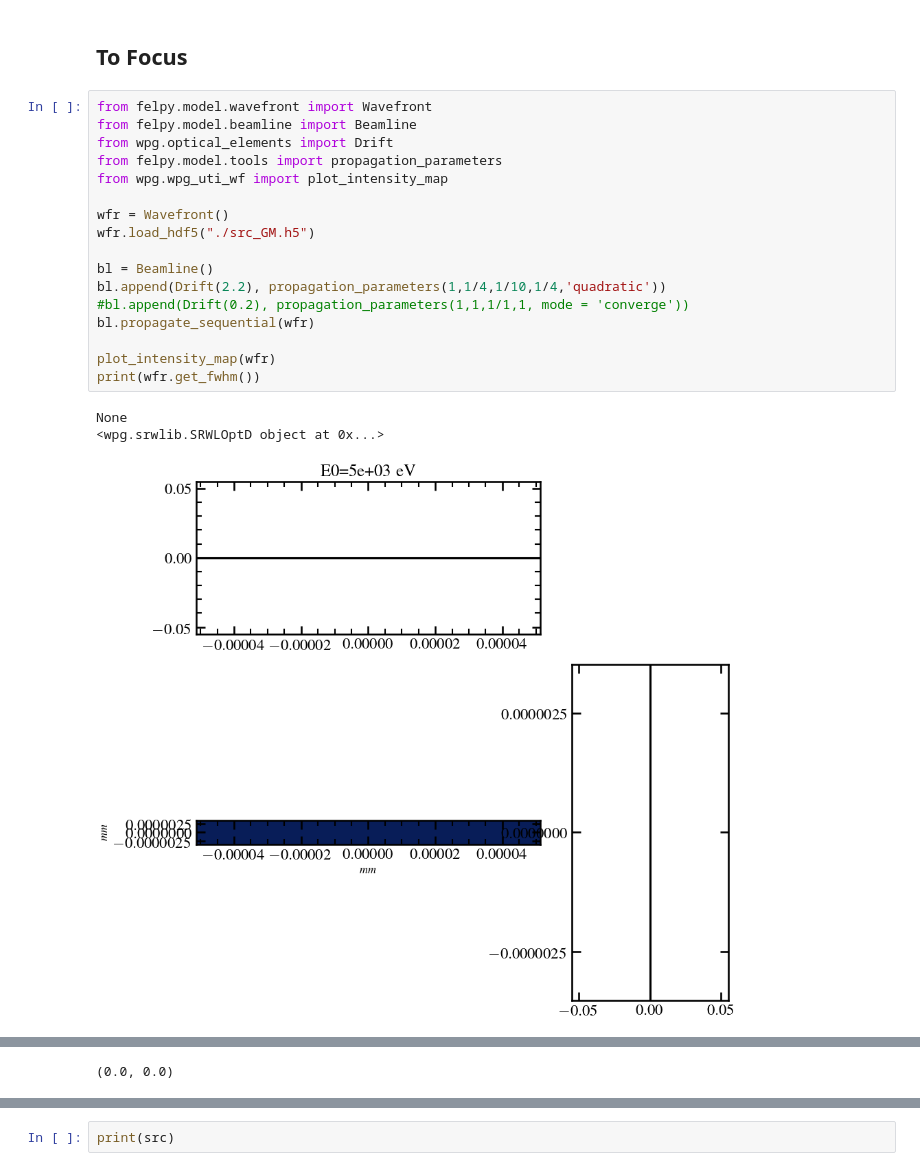
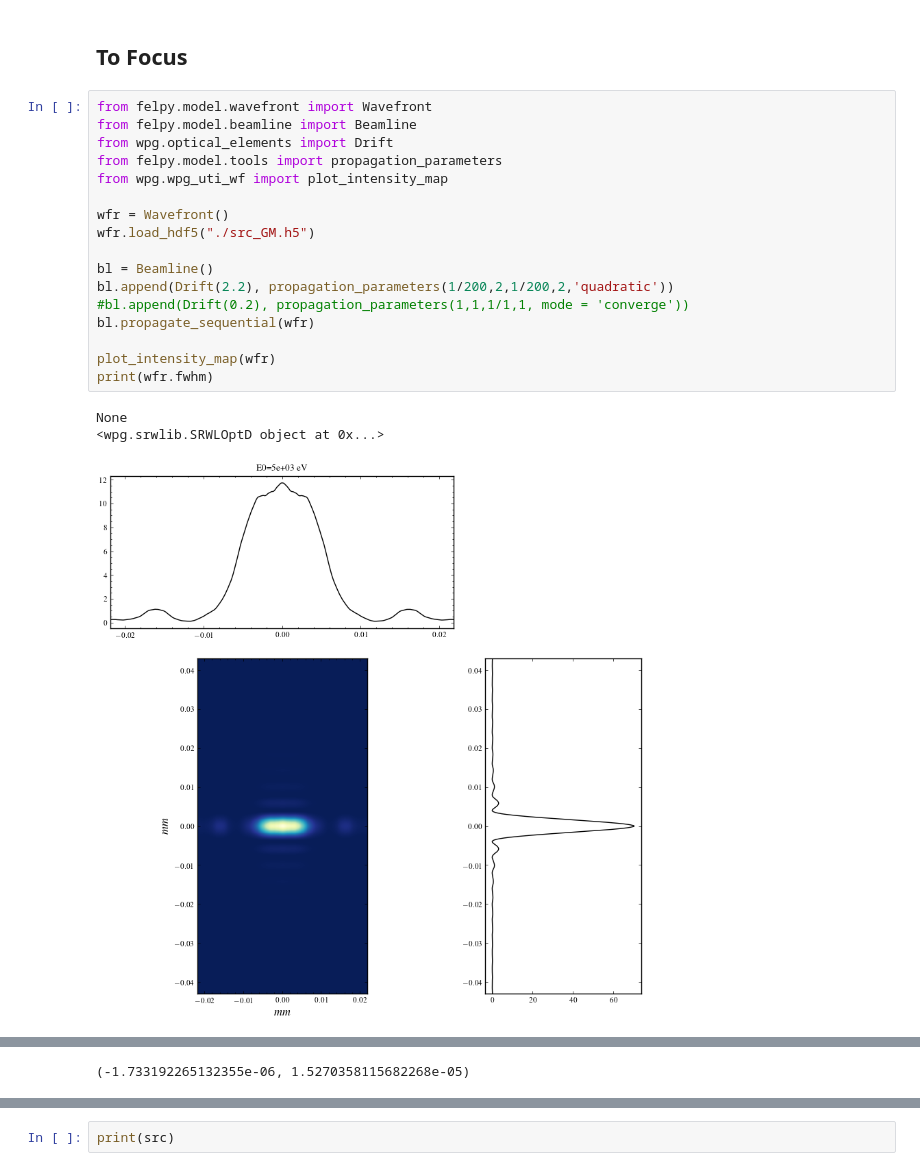
Before and after one commit to twguest/FELpy, a Jupyter notebook: desy/notebooks/simulation/Generalised Model/case_one.ipynb, the cells around one changed output, grey strips where cells are left out. Drawn from its saved outputs; the diff is of its cells as text.

```diff
--- a/desy/notebooks/simulation/Generalised Model/case_one.ipynb
+++ b/desy/notebooks/simulation/Generalised Model/case_one.ipynb
@@ -244,21 +243,21 @@ spb.get_mirror_profile("HOM2")
 # %%
 from felpy.model.wavefront import Wavefront
 from felpy.model.beamline import Beamline
 from wpg.optical_elements import Drift
 from felpy.model.tools import propagation_parameters
 from wpg.wpg_uti_wf import plot_intensity_map
 
 wfr = Wavefront()
 wfr.load_hdf5("./src_GM.h5")
 
 bl = Beamline()
-bl.append(Drift(2.2), propagation_parameters(1,1/4,1/10,1/4,'quadratic'))
+bl.append(Drift(2.2), propagation_parameters(1/200,2,1/200,2,'quadratic'))
 #bl.append(Drift(0.2), propagation_parameters(1,1,1/1,1, mode = 'converge'))
 bl.propagate_sequential(wfr)
 
 plot_intensity_map(wfr)
-print(wfr.get_fwhm())
+print(wfr.fwhm)
 # %% [output]
 None
 <wpg.srwlib.SRWLOptD object at 0x...>
-[figure, old version]
+[figure, new version]
@@ -266,4 +265,4 @@ None
-(0.0, 0.0)
+(-1.733192265132355e-06, 1.5270358115682268e-05)
 # %%
 
 sx, sy = src_FAST.wfr.params.Mesh.nx, src_FAST.wfr.params.Mesh.ny
```
Also changed, not shown: parts of 10 cells of this notebook, 4 other files.
